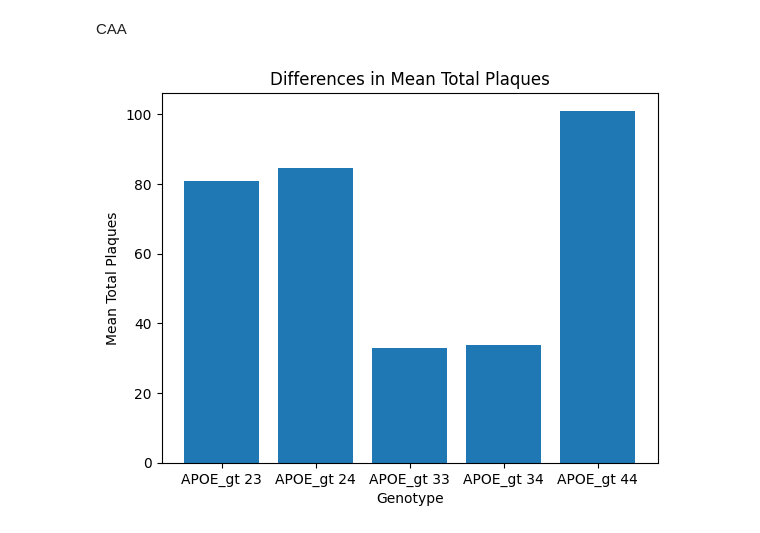
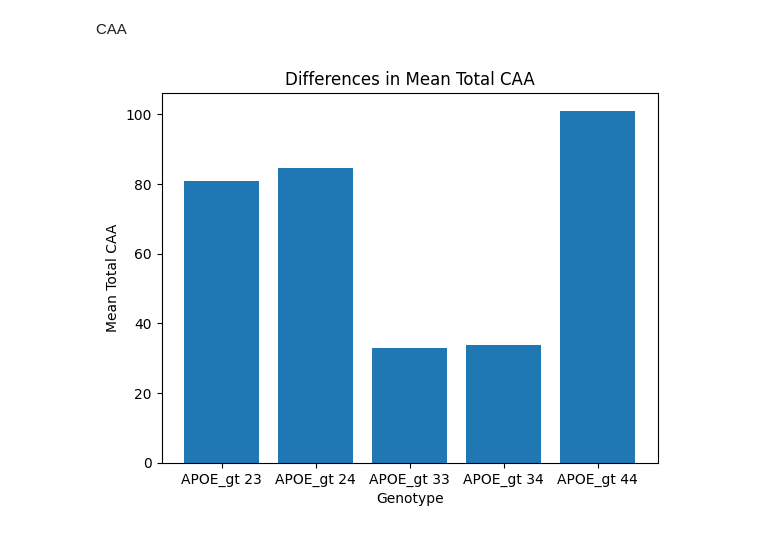
Before and after one commit to finkbeiner-lab/amyb-plaque-detection, a Jupyter notebook: src/visualization/APOE.ipynb, the cells around one changed output. Saved outputs shown, nothing was run; the diff lists cells and outputs as text; code cells hidden in the pictures.

```diff
--- a/src/visualization/APOE.ipynb
+++ b/src/visualization/APOE.ipynb
@@ -123,19 +150,19 @@ CAA
 # %%
 import matplotlib.pyplot as plt
 
 # Define the data
 genotypes = ['APOE_gt 23', 'APOE_gt 24', 'APOE_gt 33', 'APOE_gt 34', 'APOE_gt 44']
-mean_total_plaques = [80.75, 84.5, 32.8, 33.666666666666664, 101.0]
+mean_total_caa_plaques = [80.75, 84.5, 32.8, 33.666666666666664, 101.0]
 
 # Create the bar plot
-plt.bar(genotypes, mean_total_plaques)
+plt.bar(genotypes, mean_total_caa_plaques)
 
 # Add labels and title
 plt.xlabel('Genotype')
-plt.ylabel('Mean Total Plaques')
-plt.title('Differences in Mean Total Plaques')
+plt.ylabel('Mean Total CAA')
+plt.title('Differences in Mean Total CAA')
 
 # Display the plot
 plt.show()
 # %% [output]
-[figure, old version]
+[figure, new version]
```
Also changed, not shown: parts of 6 cells of this notebook, 9 other files.
